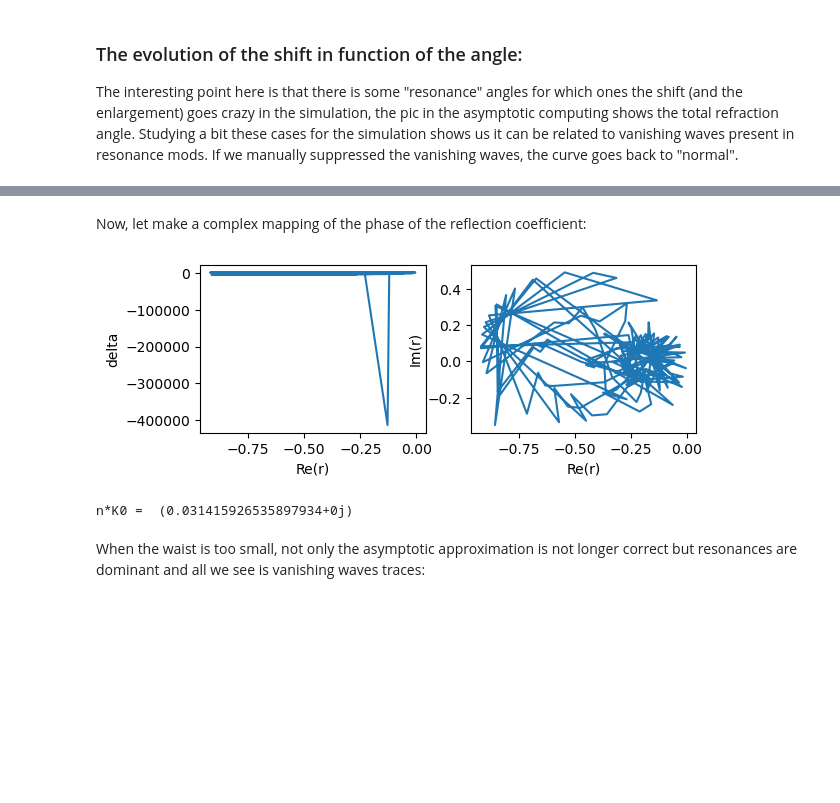
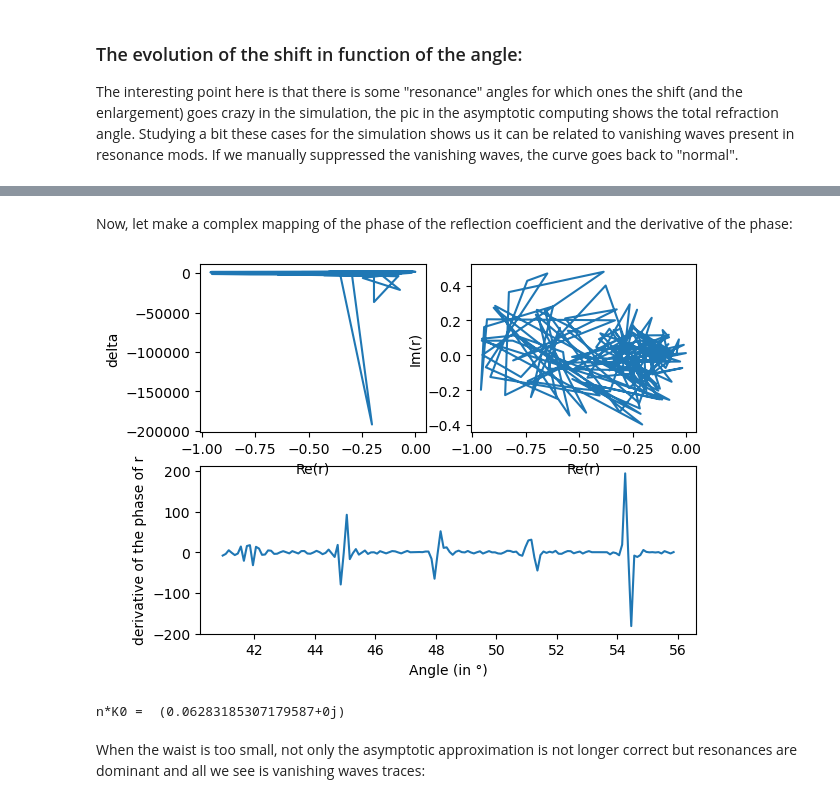
Before and after one commit to AnMoreau/PyMoosh, a Jupyter notebook: notebooks/Non_specular.ipynb, the cells around one changed output, grey strips where cells are left out. Saved outputs shown, nothing was run; the diff lists cells and outputs as text; code cells hidden in the pictures; blank space fills up the shorter version.

```diff
--- a/notebooks/Non_specular.ipynb
+++ b/notebooks/Non_specular.ipynb
@@ -7,9 +7,9 @@ from PyMoosh.non_spec import *
 import matplotlib.pyplot as plt
 import numpy as np
 
-wavelength = 200
+wavelength = 100
 struct = Structure([1.,1.9,1.45],[0,1,2,0],[7000, 2000, 600,200])
-window = Window(200*wavelength, 0.3, 30., 30.)
+window = Window(400*wavelength, 0.3, 30., 30.)
 beam = Beam(wavelength, (50)*np.pi/180, 0, 5*wavelength)
 # %% [output]
 List of materials:
@@ -271,7 +270,6 @@ Pixels vertically: 325
 
 The interesting point here is that there is some "resonance" angles for which ones the shift (and the enlargement) goes crazy in the simulation, the pic in the asymptotic computing shows the total refraction angle. Studying a bit these cases for the simulation shows us it can be related to vanishing waves present in resonance mods. If we manually suppressed the vanishing waves, the curve goes back to "normal".
 # %%
-######## WARNING: slow cell, do not restart #########
 
 window = Window(1000*wavelength, 0.3, 30., 30.)
 P = []
@@ -280,7 +278,7 @@ A = Theta = np.arange(40, 55, 1/10)
 
 for i in A:
     beam = Beam(wavelength, i*np.pi/180, 0, 100*wavelength)
-    P.append(deltas(struct, beam, window)[0])
+    P.append(deltas(struct, beam, window, False)[0])
     L.append(asymptcoef(struct, beam)[0])
 
 plt.subplot(221)
@@ -318,29 +316,36 @@ Pixels vertically: 325
 # %% [markdown]
-Now, let make a complex mapping of the phase of the reflection coefficient:
+Now, let make a complex mapping of the phase of the reflection coefficient and the derivative of the phase:
 # %%
 x = []
 y = []
+phi = []
 for i in A:
     r = coefficient_S(struct, wavelength, (beam.incidence + i), 0)[0]
     x.append(np.real(r))
     y.append(np.imag(r))
+    phi.append(np.angle(r)/np.sin(i)) #since nk0 is a constant, it does not affect the shape of the curve
 z = L
+
+plt.subplot(212)
+plt.plot(np.ones(len(A))*beam.incidence + A, np.gradient(phi))
+plt.xlabel("Angle (in °)")
+plt.ylabel("derivative of the phase of r")
 
 plt.subplot(221)
 plt.plot(x, z)
 plt.xlabel("Re(r)")
 plt.ylabel("delta")
 
 plt.subplot(222)
 plt.plot(x,y)
 plt.xlabel("Re(r)")
 plt.ylabel("Im(r)")
 
 plt.show()
 print("n*K0 = ",np.sqrt(struct.materials[0].permittivity)*np.pi*2/wavelength)
 # %% [output]
-[figure, old version]
+[figure, new version]
-n*K0 =  (0.031415926535897934+0j)
+n*K0 =  (0.06283185307179587+0j)
 # %% [markdown]
 When the waist is too small, not only the asymptotic approximation is not longer correct but resonances are dominant and all we see is vanishing waves traces:
 # %%
```
Also changed, not shown: parts of 14 cells of this notebook.
